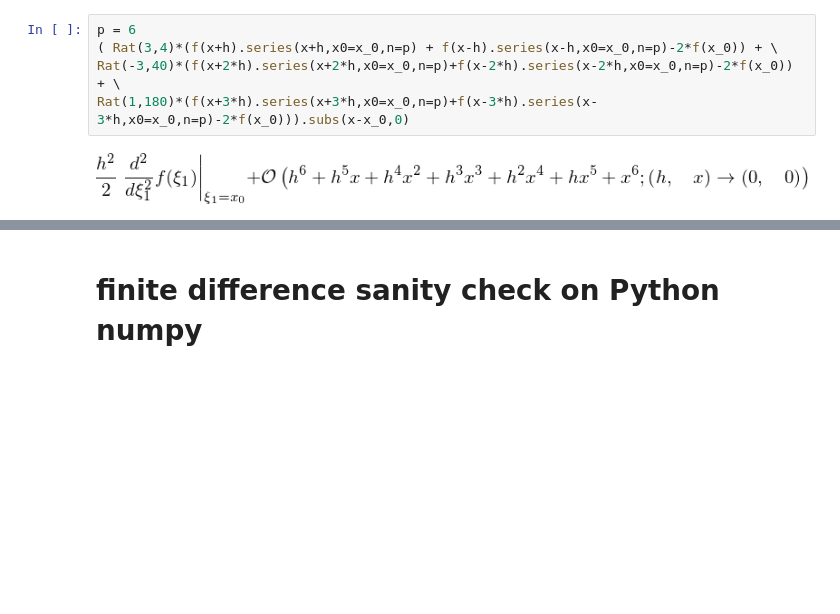
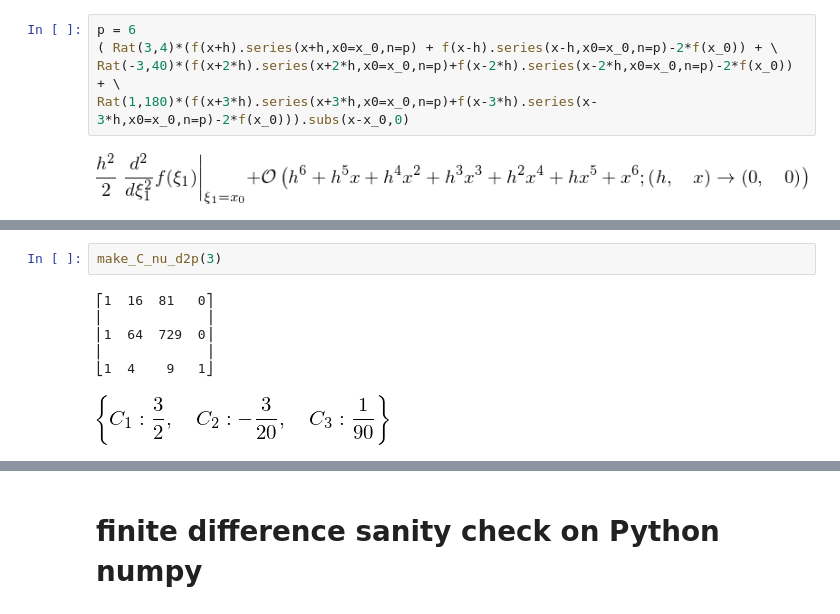
Before and after one commit to bubnicbf/phys_410, a Jupyter notebook: finitediff.ipynb, the cells around one changed output, grey strips where cells are left out. Cells and saved outputs as stored; diff of their text form; blank space fills up the shorter version.

```diff
--- a/finitediff.ipynb
+++ b/finitediff.ipynb
@@ -476,0 +557,9 @@ Rat(1,180)*(f(x+3*h).series(x+3*h,x0=x_0,n=p)+f(x-3*h).series(x-3*h,x0=x_0,n=p)-
+# %%
+make_C_nu_d2p(3)
+# %% [output]
+⎡1  16  81   0⎤
+⎢             ⎥
+⎢1  64  729  0⎥
+⎢             ⎥
+⎣1  4    9   1⎦
+[figure, added]
```
Also changed, not shown: parts of 18 cells of this notebook.
